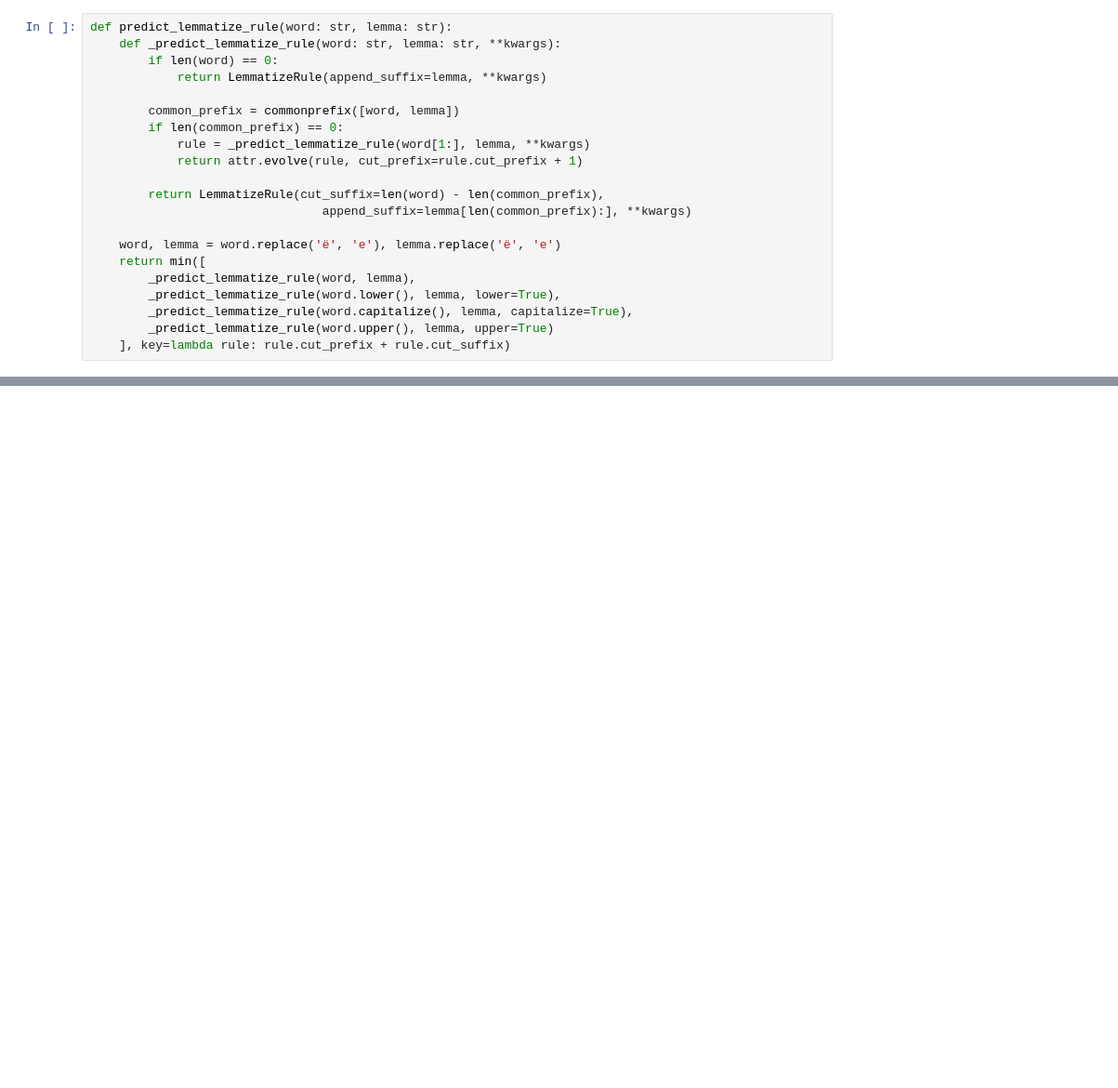
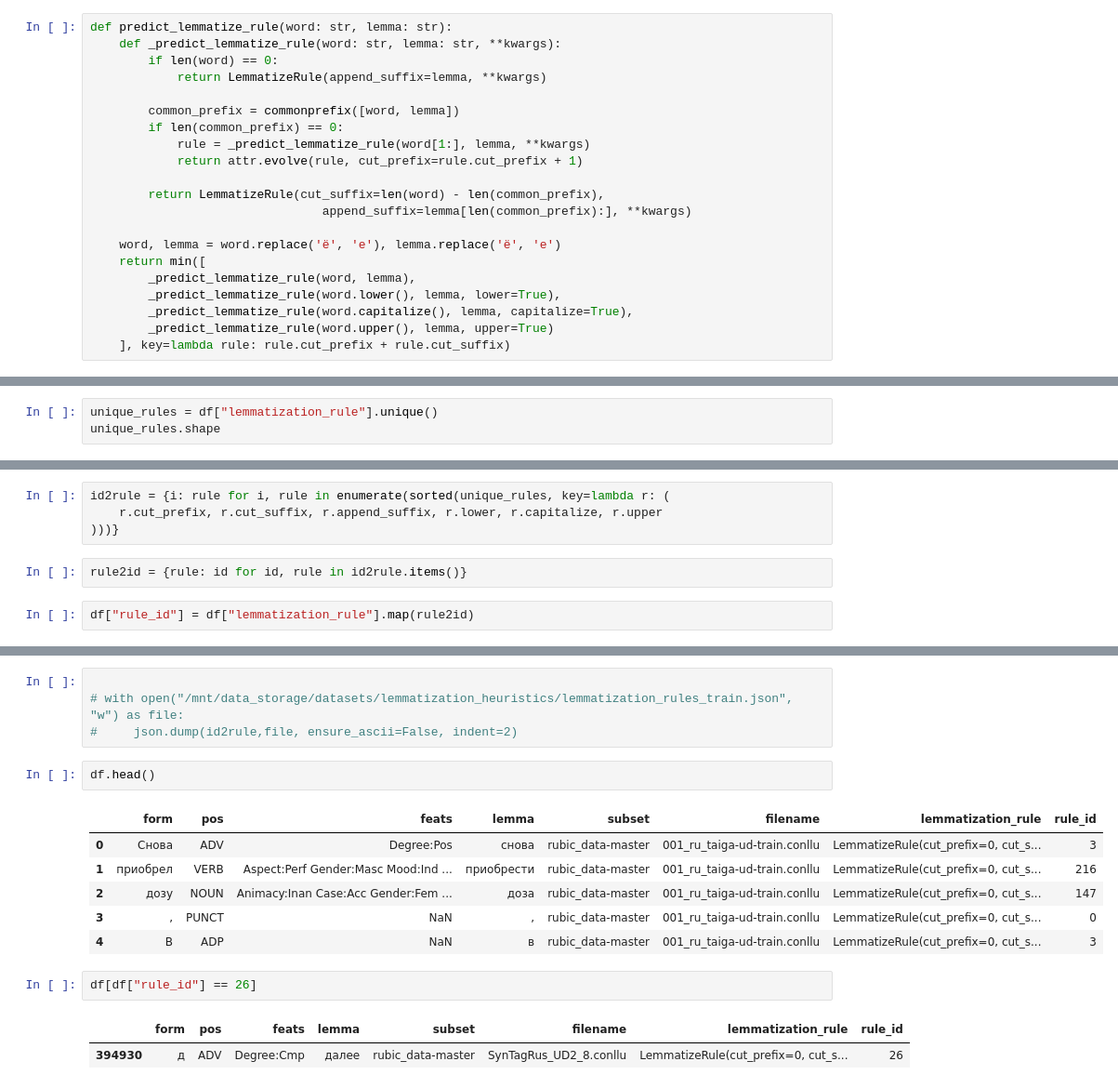
Before and after one commit to smertlove/Lemmatization-Heuristics, a Jupyter notebook: run.ipynb, the cells around one changed output, grey strips where cells are left out. Shown at 93% size. Drawn from its saved outputs; the diff is of its cells as text; blank space fills up the shorter version.

```diff
--- a/run.ipynb
+++ b/run.ipynb
@@ -37,0 +69,3 @@ def predict_lemmatize_rule(word: str, lemma: str):
+# %%
+unique_rules = df["lemmatization_rule"].unique()
+unique_rules.shape
@@ -37,0 +74,8 @@ def predict_lemmatize_rule(word: str, lemma: str):
+# %%
+id2rule = {i: rule for i, rule in enumerate(sorted(unique_rules, key=lambda r: (
+    r.cut_prefix, r.cut_suffix, r.append_suffix, r.lower, r.capitalize, r.upper
+)))}
+# %%
+rule2id = {rule: id for id, rule in id2rule.items()}
+# %%
+df["rule_id"] = df["lemmatization_rule"].map(rule2id)
@@ -37,0 +131,18 @@ def predict_lemmatize_rule(word: str, lemma: str):
+# %%
+
+# with open("/mnt/data_storage/datasets/lemmatization_heuristics/lemmatization_rules_train.json", "w") as file:
+#     json.dump(id2rule,file, ensure_ascii=False, indent=2)
+# %%
+df.head()
+# %% [output]
+|  | form | pos | feats | lemma | subset | filename | lemmatization_rule | rule_id |
+| 0 | Снова | ADV | Degree:Pos | снова | rubic_data-master | 001_ru_taiga-ud-train.conllu | LemmatizeRule(cut_prefix=0, cut_s... | 3 |
+| 1 | приобрел | VERB | Aspect:Perf Gender:Masc Mood:Ind ... | приобрести | rubic_data-master | 001_ru_taiga-ud-train.conllu | LemmatizeRule(cut_prefix=0, cut_s... | 216 |
+| 2 | дозу | NOUN | Animacy:Inan Case:Acc Gender:Fem ... | доза | rubic_data-master | 001_ru_taiga-ud-train.conllu | LemmatizeRule(cut_prefix=0, cut_s... | 147 |
+| 3 | , | PUNCT | NaN | , | rubic_data-master | 001_ru_taiga-ud-train.conllu | LemmatizeRule(cut_prefix=0, cut_s... | 0 |
+| 4 | В | ADP | NaN | в | rubic_data-master | 001_ru_taiga-ud-train.conllu | LemmatizeRule(cut_prefix=0, cut_s... | 3 |
+# %%
+df[df["rule_id"] == 26]
+# %% [output]
+|  | form | pos | feats | lemma | subset | filename | lemmatization_rule | rule_id |
+| 394930 | д | ADV | Degree:Cmp | далее | rubic_data-master | SynTagRus_UD2_8.conllu | LemmatizeRule(cut_prefix=0, cut_s... | 26 |
```
Also changed, not shown: parts of 13 cells of this notebook, 4 other files.
